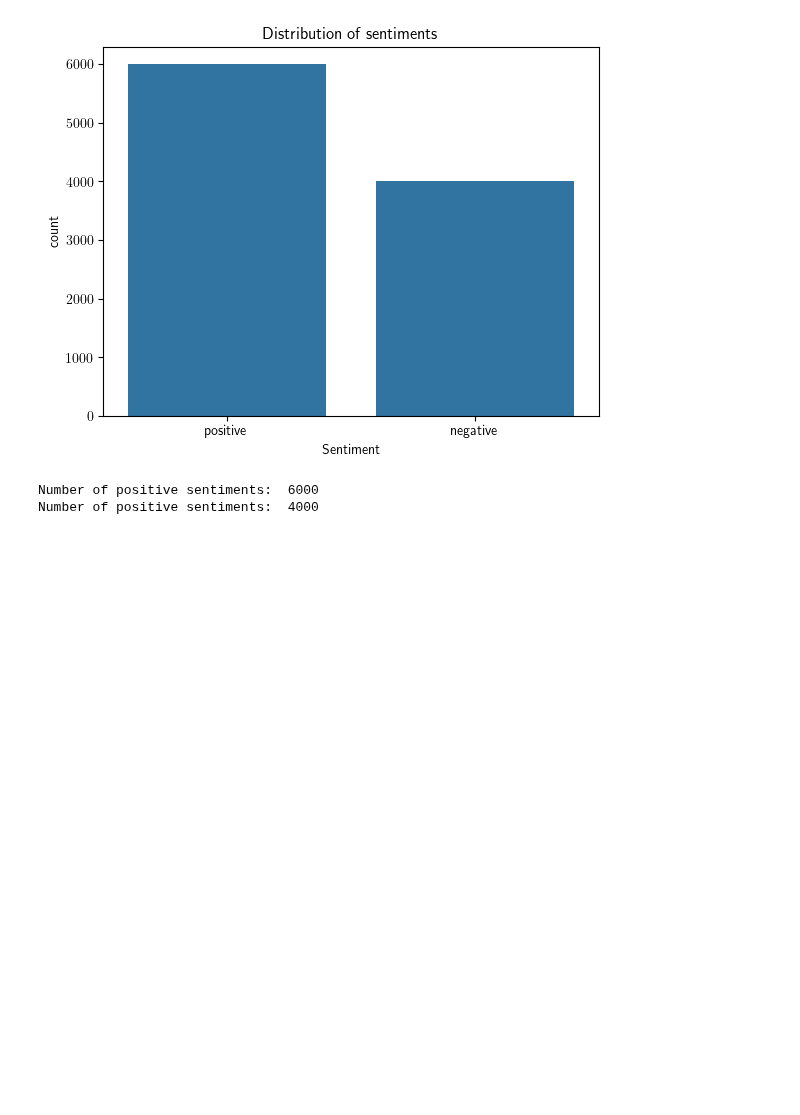
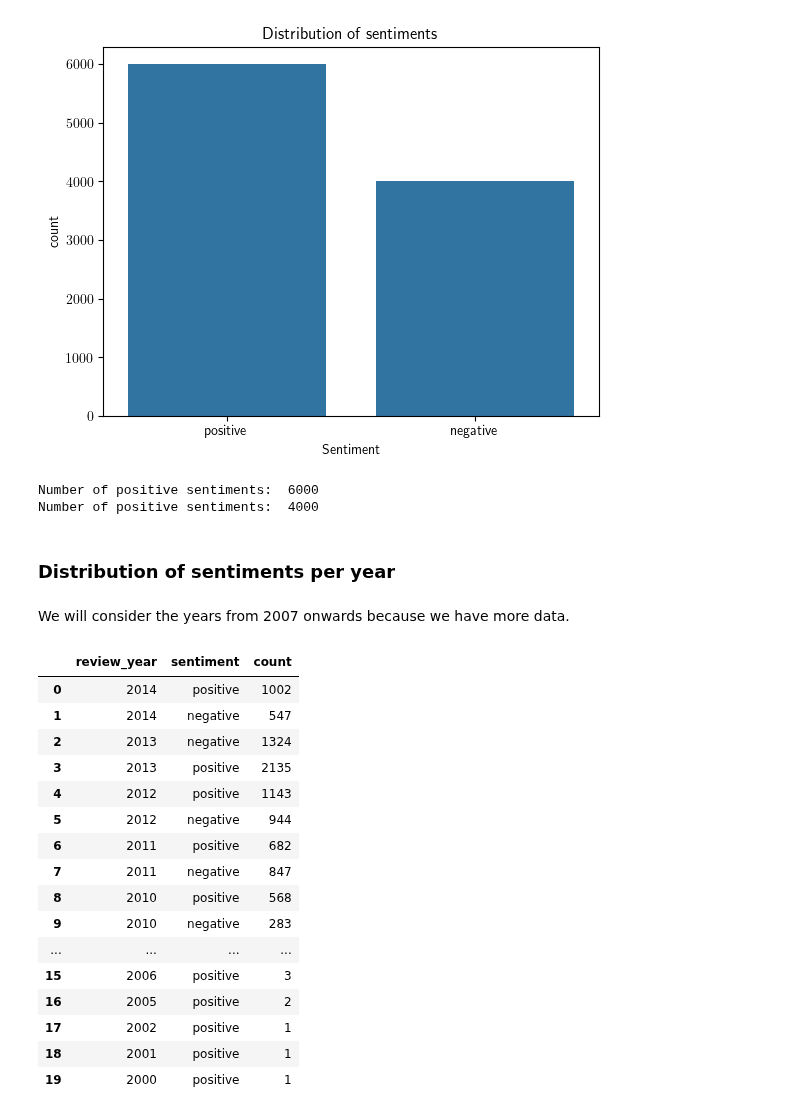
Before and after one commit to gabrielmglh/book-sentiment-analysis, a Jupyter notebook: notebooks/02_data_analysis.ipynb, the cells around one changed output. Cells and saved outputs as stored; diff of their text form; code cells hidden in the pictures; blank space fills up the shorter version.

```diff
--- a/notebooks/02_data_analysis.ipynb
+++ b/notebooks/02_data_analysis.ipynb
@@ -61,3 +121,29 @@ print(f'Number of positive sentiments: ', negative_count)
 # %% [output]
 Number of positive sentiments:  6000
 Number of positive sentiments:  4000
+# %% [markdown]
+### Distribution of sentiments per year
+# %% [markdown]
+We will consider the years from 2007 onwards because we have more data.
+# %%
+review_year = df_reviews[['review_year','sentiment']].value_counts().to_frame()
+df_review_year = review_year.sort_values(by='review_year',ascending=False).reset_index()
+df_review_year
+# %% [output]
+|  | review_year | sentiment | count |
+| 0 | 2014 | positive | 1002 |
+| 1 | 2014 | negative | 547 |
+| 2 | 2013 | negative | 1324 |
+| 3 | 2013 | positive | 2135 |
+| 4 | 2012 | positive | 1143 |
+| 5 | 2012 | negative | 944 |
+| 6 | 2011 | positive | 682 |
+| 7 | 2011 | negative | 847 |
+| 8 | 2010 | positive | 568 |
+| 9 | 2010 | negative | 283 |
+| ... | ... | ... | ... |
+| 15 | 2006 | positive | 3 |
+| 16 | 2005 | positive | 2 |
+| 17 | 2002 | positive | 1 |
+| 18 | 2001 | positive | 1 |
+| 19 | 2000 | positive | 1 |
```
Also changed, not shown: parts of 14 cells of this notebook, 2 other files.
